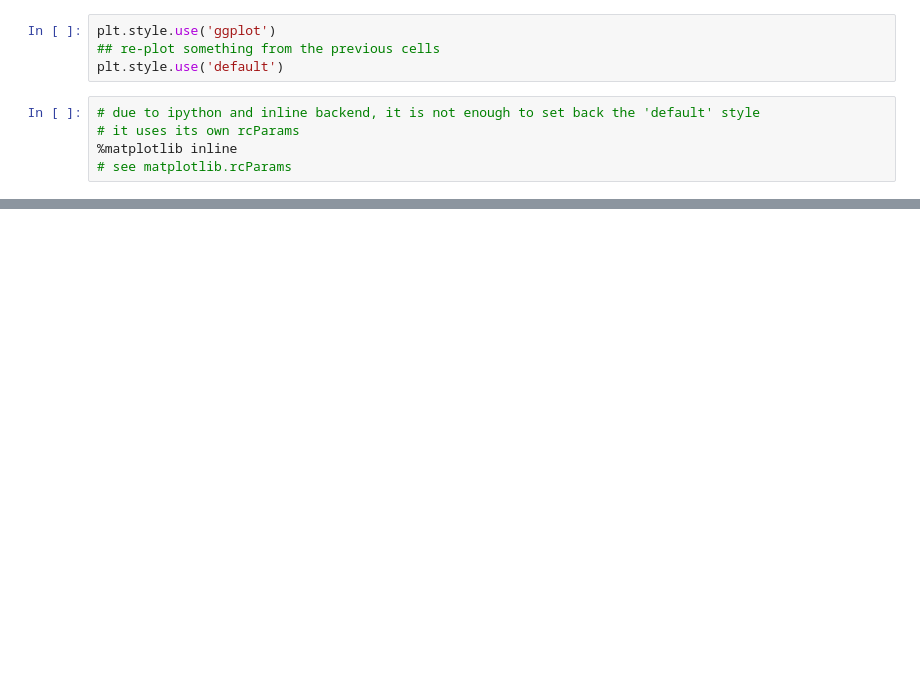
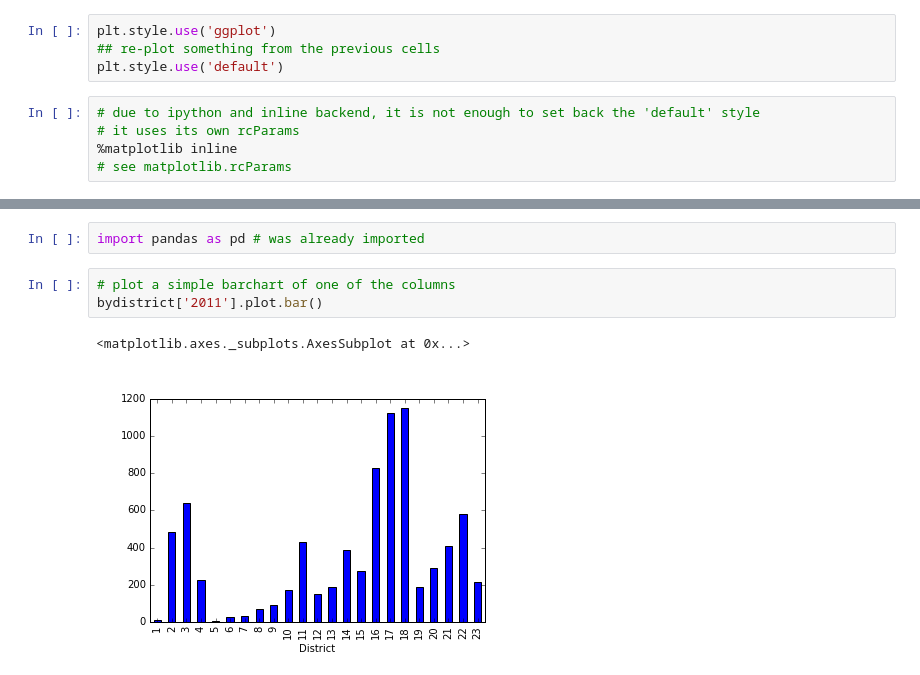
Before and after one commit to gurbanics/pytech-vis, a Jupyter notebook: notebooks/Matplotlib.ipynb, the cells around one changed output, grey strips where cells are left out. Cells and saved outputs as stored; diff of their text form; blank space fills up the shorter version.

Commit message:
finishing pandas and seaborn facetting, moinor changes in bokeh

```diff
--- a/notebooks/Matplotlib.ipynb
+++ b/notebooks/Matplotlib.ipynb
@@ -399,0 +416,8 @@ plt.style.use('default')
+# %%
+import pandas as pd # was already imported
+# %%
+# plot a simple barchart of one of the columns
+bydistrict['2011'].plot.bar()
+# %% [output]
+<matplotlib.axes._subplots.AxesSubplot at 0x...>
+[figure, added]
```
Also changed, not shown: parts of 13 cells of this notebook, 2 other files.
